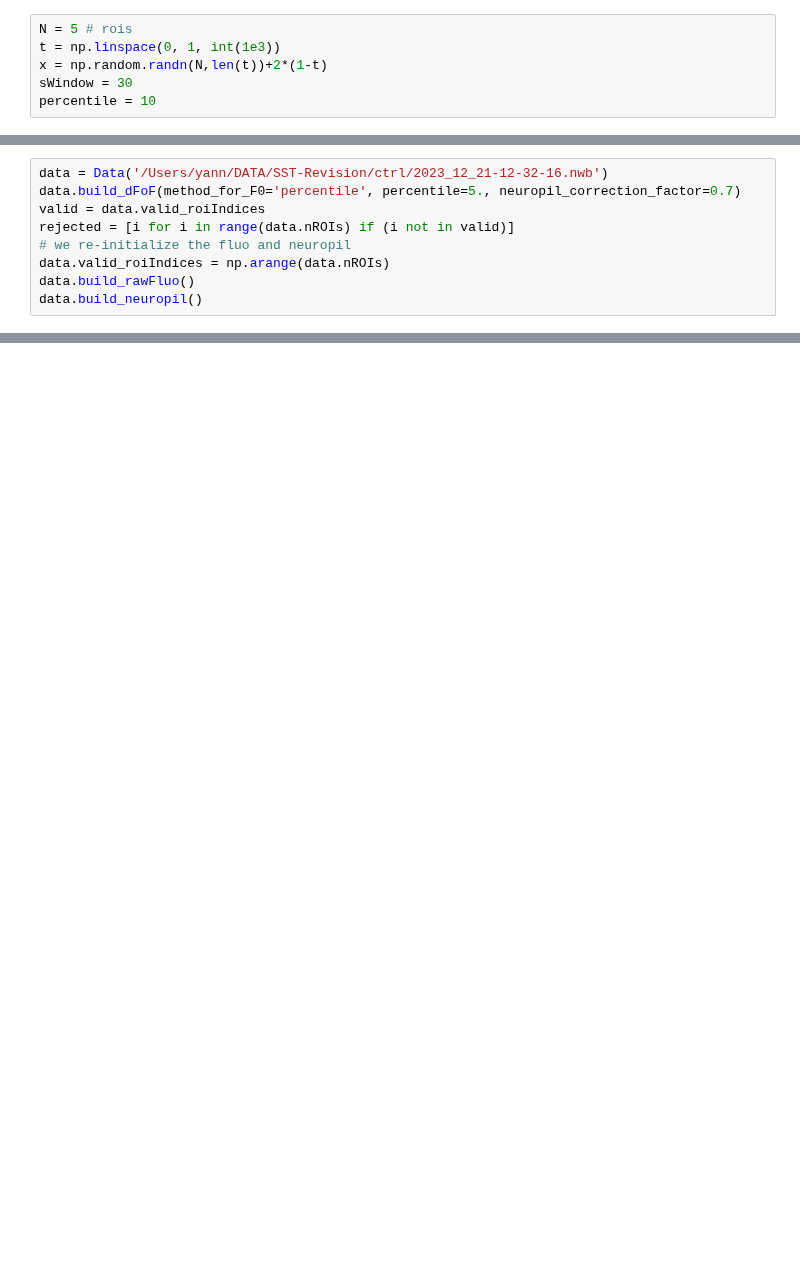
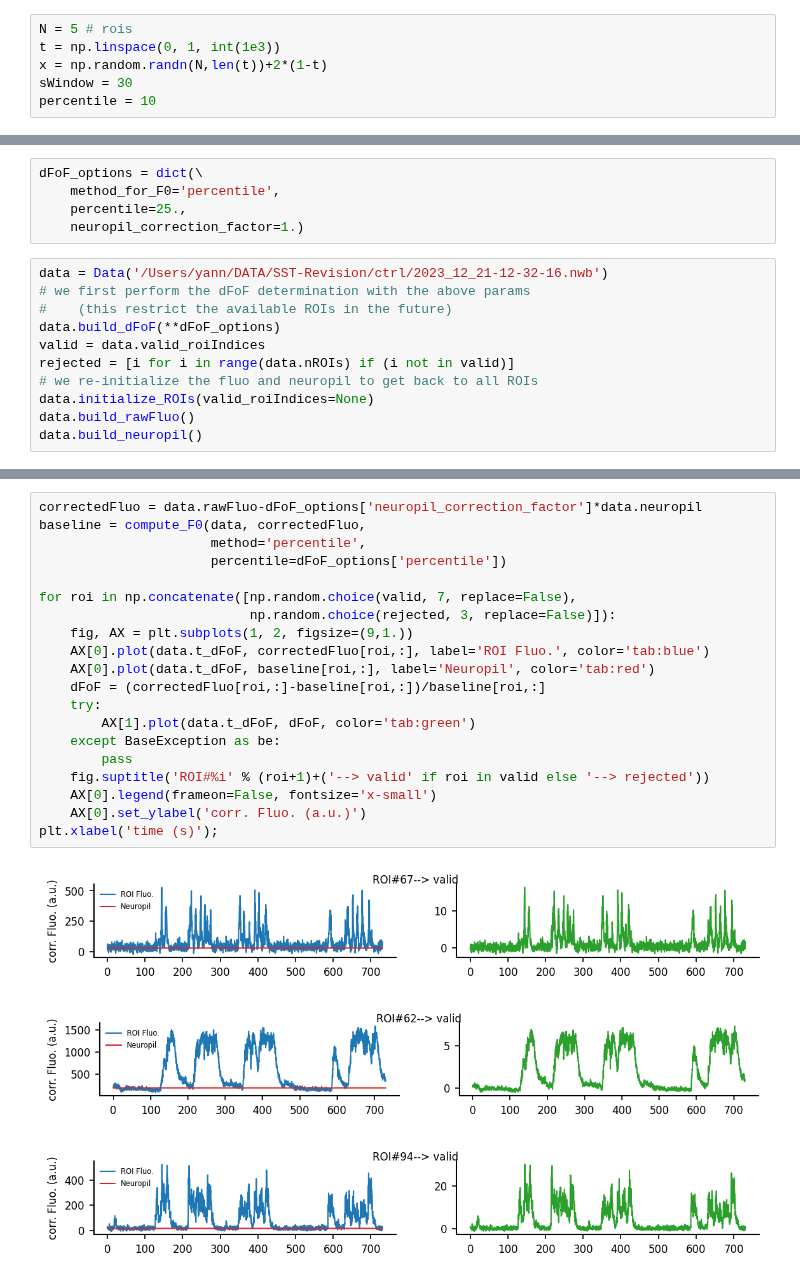
Before and after one commit to LauraGonzalez2000/Lab-notebook, a Jupyter notebook: src/physion/imaging/Calcium-Signal-Preprocessing.ipynb, the cells around one changed output, grey strips where cells are left out. Drawn from its saved outputs; the diff is of its cells as text; blank space fills up the shorter version.

```diff
--- a/src/physion/imaging/Calcium-Signal-Preprocessing.ipynb
+++ b/src/physion/imaging/Calcium-Signal-Preprocessing.ipynb
@@ -67,10 +71,17 @@ import plot_tools as pt
+# %%
+dFoF_options = dict(\
+    method_for_F0='percentile',
+    percentile=25.,
+    neuropil_correction_factor=1.)
 # %%
 data = Data('/Users/yann/DATA/SST-Revision/ctrl/2023_12_21-12-32-16.nwb')
-data.build_dFoF(method_for_F0='percentile', percentile=5., neuropil_correction_factor=0.7)
+# we first perform the dFoF determination with the above params
+#    (this restrict the available ROIs in the future)
+data.build_dFoF(**dFoF_options)
 valid = data.valid_roiIndices
 rejected = [i for i in range(data.nROIs) if (i not in valid)]
-# we re-initialize the fluo and neuropil
-data.valid_roiIndices = np.arange(data.nROIs)
+# we re-initialize the fluo and neuropil to get back to all ROIs
+data.initialize_ROIs(valid_roiIndices=None)
 data.build_rawFluo()
 data.build_neuropil()
 # %% [output]
@@ -104,0 +116,24 @@ plt.xlabel('time (s)');
+# %%
+correctedFluo = data.rawFluo-dFoF_options['neuropil_correction_factor']*data.neuropil
+baseline = compute_F0(data, correctedFluo,
+                      method='percentile',
+                      percentile=dFoF_options['percentile'])
+
+for roi in np.concatenate([np.random.choice(valid, 7, replace=False),
+                           np.random.choice(rejected, 3, replace=False)]):
+    fig, AX = plt.subplots(1, 2, figsize=(9,1.))
+    AX[0].plot(data.t_dFoF, correctedFluo[roi,:], label='ROI Fluo.', color='tab:blue')
+    AX[0].plot(data.t_dFoF, baseline[roi,:], label='Neuropil', color='tab:red')
+    dFoF = (correctedFluo[roi,:]-baseline[roi,:])/baseline[roi,:]
+    try:
+        AX[1].plot(data.t_dFoF, dFoF, color='tab:green')
+    except BaseException as be:
+        pass
+    fig.suptitle('ROI#%i' % (roi+1)+('--> valid' if roi in valid else '--> rejected'))
+    AX[0].legend(frameon=False, fontsize='x-small')
+    AX[0].set_ylabel('corr. Fluo. (a.u.)')
+plt.xlabel('time (s)');
+# %% [output]
+[figure, added]
+[figure, added]
+[figure, added]
```
Also changed, not shown: parts of 10 cells of this notebook, 2 other files.
